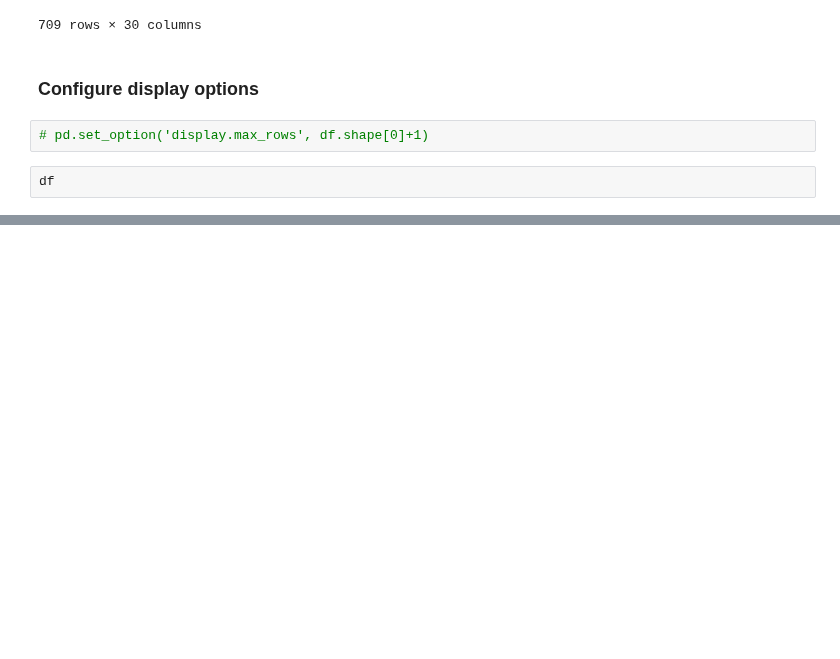
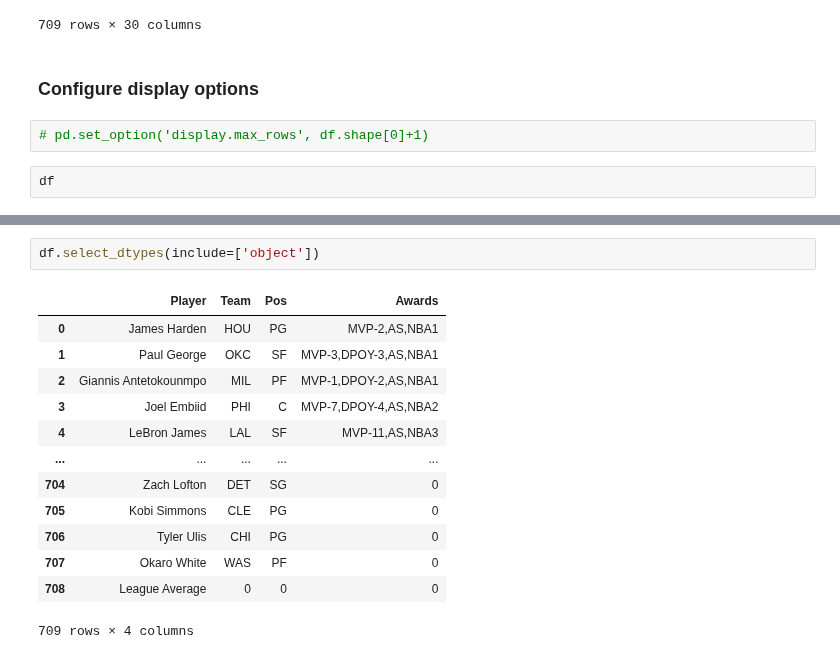
Before and after one commit to bodhichristian/python-basics, a Jupyter notebook: pandas/exploratory_data_analysis.ipynb, the cells around one changed output, grey strips where cells are left out. Drawn from its saved outputs; the diff is of its cells as text; blank space fills up the shorter version.

```diff
--- a/pandas/exploratory_data_analysis.ipynb
+++ b/pandas/exploratory_data_analysis.ipynb
@@ -122,0 +165,16 @@ df
+# %%
+df.select_dtypes(include=['object'])
+# %% [output]
+|  | Player | Team | Pos | Awards |
+| 0 | James Harden | HOU | PG | MVP-2,AS,NBA1 |
+| 1 | Paul George | OKC | SF | MVP-3,DPOY-3,AS,NBA1 |
+| 2 | Giannis Antetokounmpo | MIL | PF | MVP-1,DPOY-2,AS,NBA1 |
+| 3 | Joel Embiid | PHI | C | MVP-7,DPOY-4,AS,NBA2 |
+| 4 | LeBron James | LAL | SF | MVP-11,AS,NBA3 |
+| ... | ... | ... | ... | ... |
+| 704 | Zach Lofton | DET | SG | 0 |
+| 705 | Kobi Simmons | CLE | PG | 0 |
+| 706 | Tyler Ulis | CHI | PG | 0 |
+| 707 | Okaro White | WAS | PF | 0 |
+| 708 | League Average | 0 | 0 | 0 |
+709 rows × 4 columns
```
Also changed, not shown: parts of 21 cells of this notebook.
